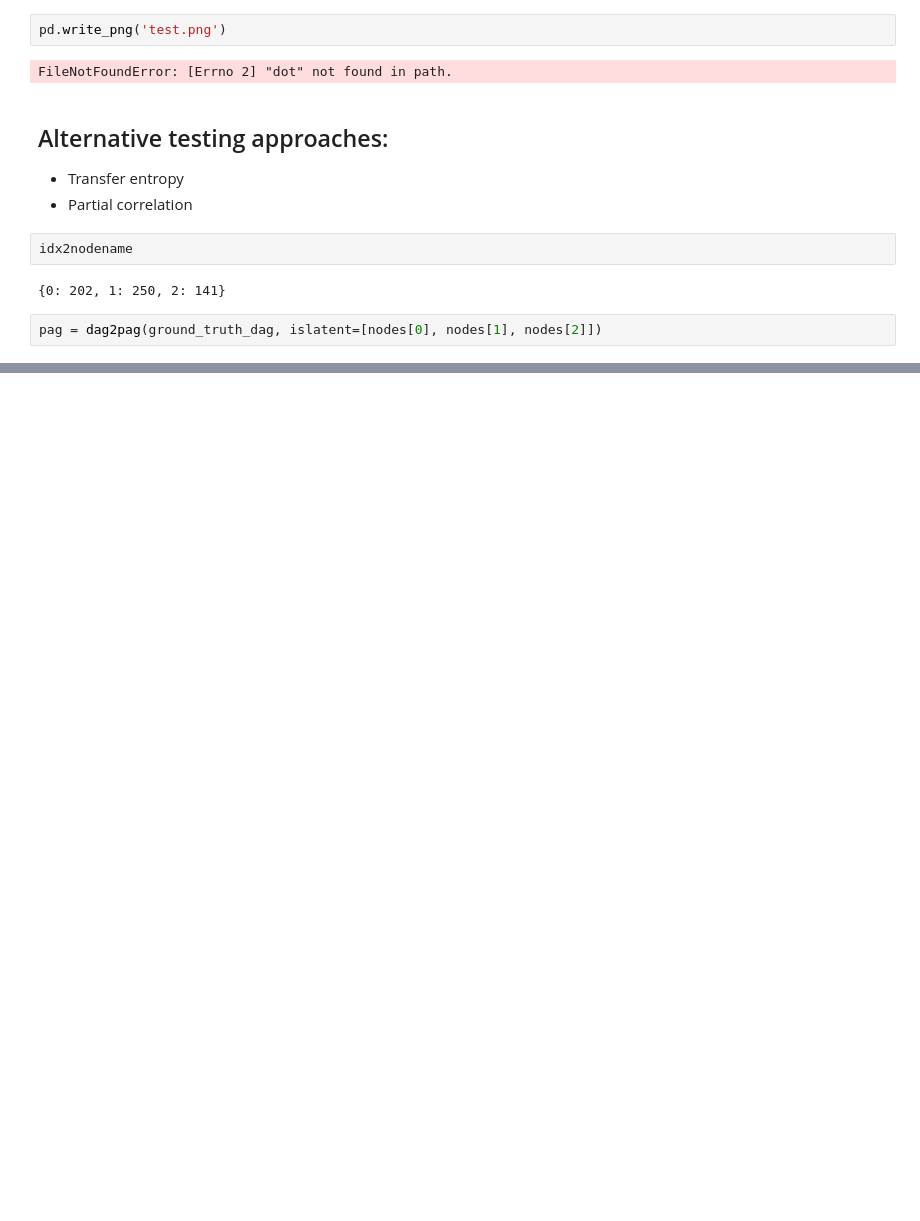
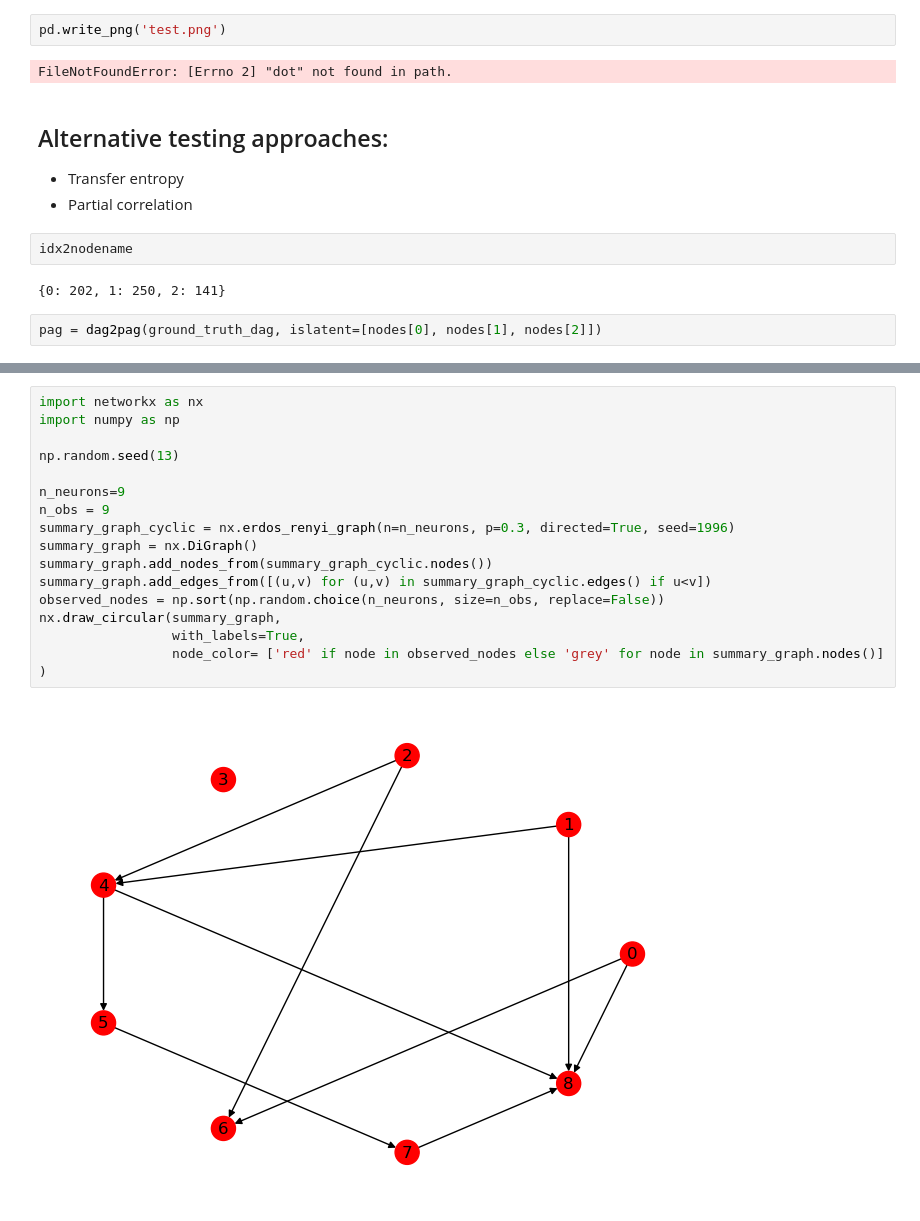
Before and after one commit to ungvilde/Causal-discovery, a Jupyter notebook: causaldiscovery_FCI.ipynb, the cells around one changed output, grey strips where cells are left out. Cells and saved outputs as stored; diff of their text form; blank space fills up the shorter version.

```diff
--- a/causaldiscovery_FCI.ipynb
+++ b/causaldiscovery_FCI.ipynb
@@ -494,0 +590,19 @@ Graph Edges:
+# %%
+import networkx as nx
+import numpy as np
+
+np.random.seed(13)
+
+n_neurons=9
+n_obs = 9
+summary_graph_cyclic = nx.erdos_renyi_graph(n=n_neurons, p=0.3, directed=True, seed=1996)
+summary_graph = nx.DiGraph()
+summary_graph.add_nodes_from(summary_graph_cyclic.nodes())
+summary_graph.add_edges_from([(u,v) for (u,v) in summary_graph_cyclic.edges() if u<v])
+observed_nodes = np.sort(np.random.choice(n_neurons, size=n_obs, replace=False))
+nx.draw_circular(summary_graph,
+                 with_labels=True,
+                 node_color= ['red' if node in observed_nodes else 'grey' for node in summary_graph.nodes()]
+)
+# %% [output]
+[figure, added]
```
Also changed, not shown: parts of 15 cells of this notebook, 5 other files.
